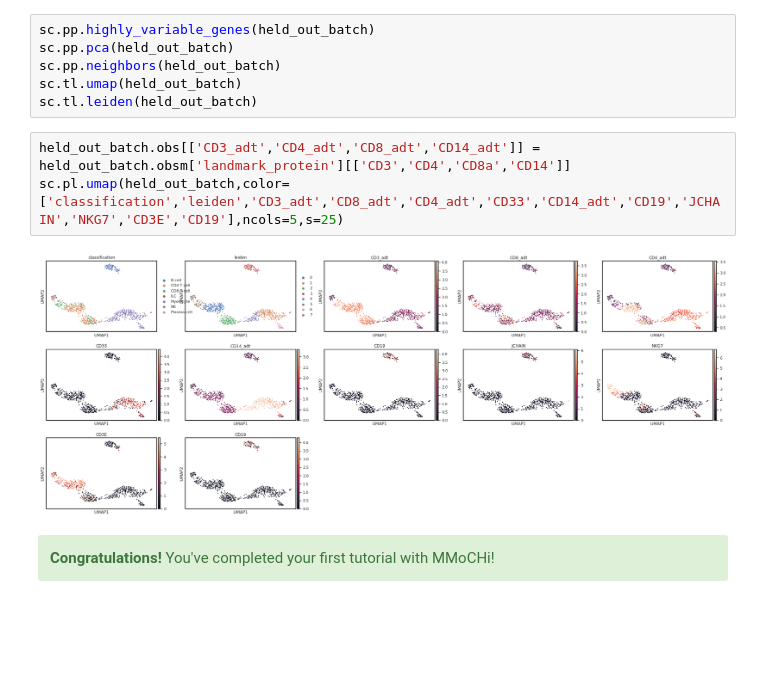
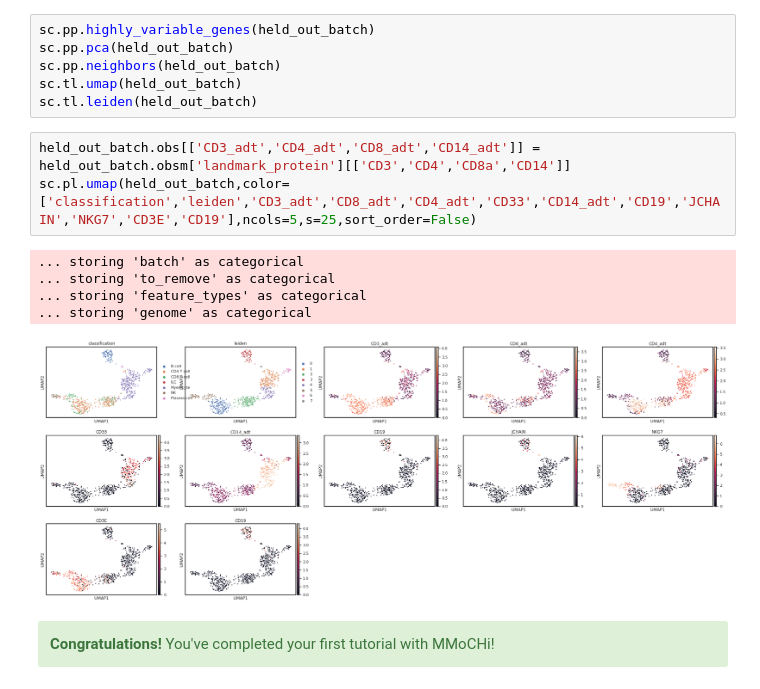
Before and after one commit to donnafarberlab/MMoCHi, a Jupyter notebook: docs/Classifier_Demo.ipynb, the cells around one changed output. Drawn from its saved outputs; the diff is of its cells as text; blank space fills up the shorter version.

```diff
--- a/docs/Classifier_Demo.ipynb
+++ b/docs/Classifier_Demo.ipynb
@@ -354,9 +370,13 @@ sc.tl.umap(held_out_batch)
 sc.tl.leiden(held_out_batch)
 # %%
 held_out_batch.obs[['CD3_adt','CD4_adt','CD8_adt','CD14_adt']] = held_out_batch.obsm['landmark_protein'][['CD3','CD4','CD8a','CD14']]
-sc.pl.umap(held_out_batch,color=['classification','leiden','CD3_adt','CD8_adt','CD4_adt','CD33','CD14_adt','CD19','JCHAIN','NKG7','CD3E','CD19'],ncols=5,s=25)
+sc.pl.umap(held_out_batch,color=['classification','leiden','CD3_adt','CD8_adt','CD4_adt','CD33','CD14_adt','CD19','JCHAIN','NKG7','CD3E','CD19'],ncols=5,s=25,sort_order=False)
 # %% [output]
+... storing 'batch' as categorical
+... storing 'to_remove' as categorical
+... storing 'feature_types' as categorical
+... storing 'genome' as categorical
-[figure, old version]
+[figure, new version]
 # %% [markdown]
 <div class="alert alert-block alert-success">
 <b>Congratulations!</b> You've completed your first tutorial with MMoCHi!<br>
```
Also changed, not shown: parts of 18 cells of this notebook, 12 other files.
